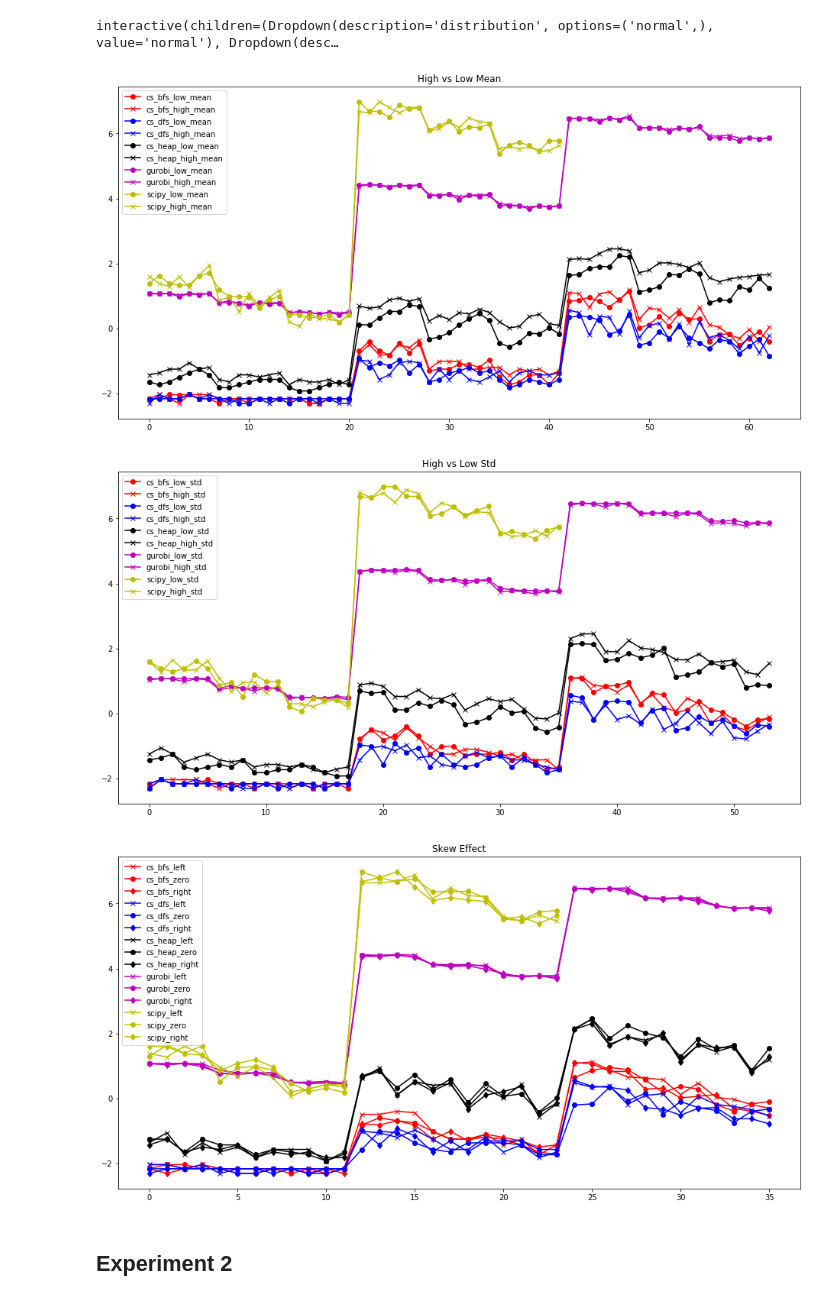
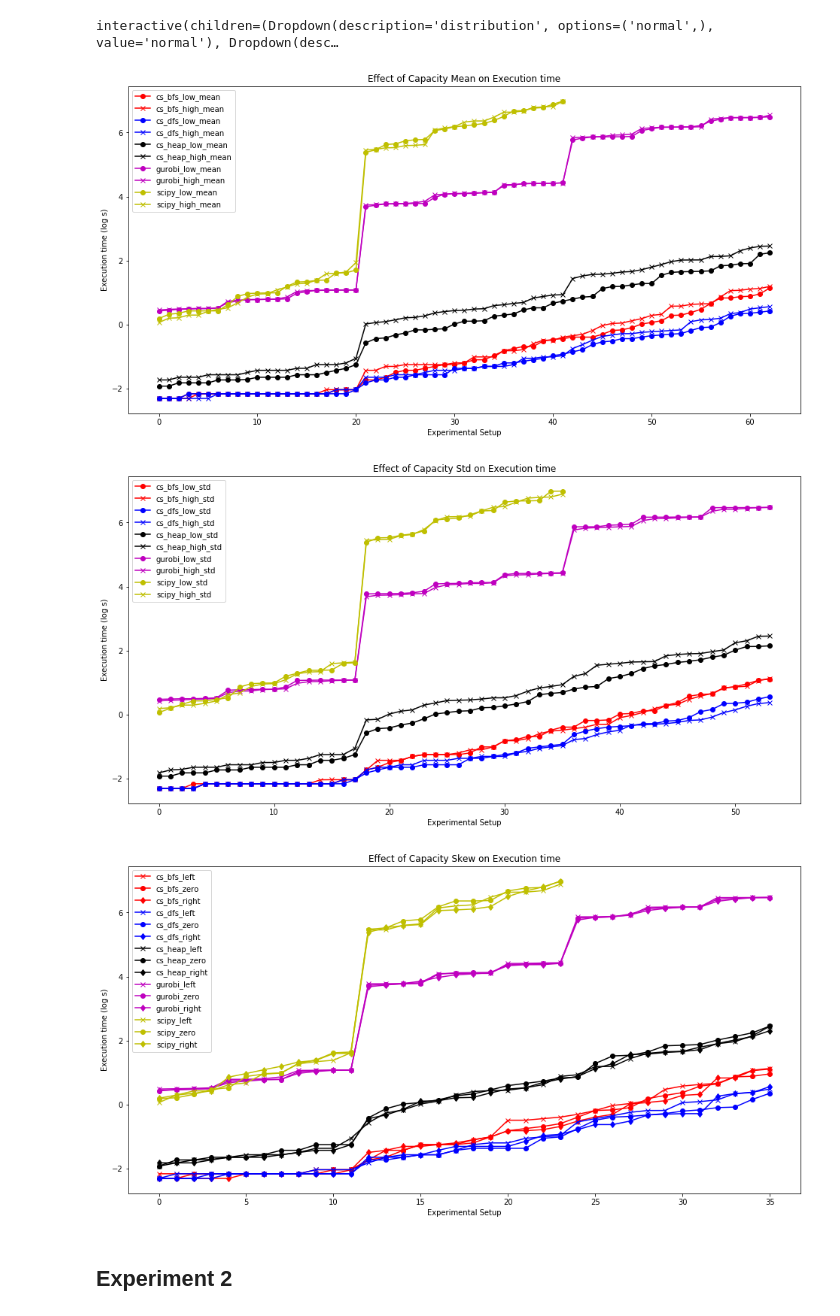
Before and after one commit to rizaozcelik/capacity-scaling, a Jupyter notebook: TermProject.ipynb, the cells around one changed output. Saved outputs shown, nothing was run; the diff lists cells and outputs as text; code cells hidden in the pictures.

Commit message:
created the figures

```diff
--- a/TermProject.ipynb
+++ b/TermProject.ipynb
@@ -14,6 +14,7 @@ from qgrid import show_grid
 from ipywidgets import interact
 experiment_results_path = './experiments/results/'
 eps = 0.1 # just to prevent zero log in plotting
+figures_path = './figures/'
 # %% [markdown]
 # Capacity Scaling vs Linear Programming
 # %% [markdown]
@@ -87,58 +106,71 @@ interact(plot_histogram,distribution=['normal'],mean=means,std=stds,skewness=ske
 # %% [output]
 interactive(children=(Dropdown(description='distribution', options=('normal',), value='normal'), Dropdown(desc…
 # %%
-high_mean_results = experiment_results1[experiment_results1['mean'] == 1000]
-low_mean_results = experiment_results1[experiment_results1['mean'] == 50]
+high_mean_results = experiment_results1[experiment_results1['mean'] == 1000].sort_values('execution_time')
+low_mean_results = experiment_results1[experiment_results1['mean'] == 50].sort_values('execution_time')
 
 markers = ['o','D','+', '^', 'x']
 colors = ['r','b','k','m','y']
 
-plt.figure(figsize=(16,8))
-x_values = range(len(high_mean_results.index) // 5)
-plt.title('High vs Low Mean')
+fig = plt.figure(figsize=(16,8))
+x_values = range(len(high_mean_results.index) // len(algo_names))
+plt.xlabel('Experimental Setup')
+plt.ylabel('Execution time (log s)')
+plt.title('Effect of Capacity Mean on Execution time')
+
 for name,color in zip(algo_names, colors):
     plt.plot(x_values, np.log(low_mean_results[low_mean_results['name'] == name]['execution_time']+eps), marker='o', color=color, label=name+'_low_mean')
     plt.plot(x_values, np.log(high_mean_results[high_mean_results['name'] == name]['execution_time']+eps), marker='x', color=color, label=name+'_high_mean')
 
 plt.legend();
+fig.savefig(figures_path + 'exp1_capacity_mean')
 # %% [output]
-[figure, old version]
+[figure, new version]
 # %%
-low_std_results = experiment_results1[(experiment_results1['std'] == '50') | (experiment_results1['std'] == '3')]
-high_std_results = experiment_results1[(experiment_results1['std'] == '500') | (experiment_results1['std'] == '30')]
+low_std_results = experiment_results1[(experiment_results1['std'] == '50') | (experiment_results1['std'] == '3')].sort_values('execution_time')
+high_std_results = experiment_results1[(experiment_results1['std'] == '500') | (experiment_results1['std'] == '30')].sort_values('execution_time')
 
 markers = ['o','D','+', '^', 'x']
 colors = ['r','b','k','m','y']
 
-plt.figure(figsize=(16,8))
+fig = plt.figure(figsize=(16,8))
 plt.title('High vs Low Std')
-x_values = range(len(low_std_results.index) // 5)
+x_values = range(len(low_std_results.index) // len(algo_names))
+plt.xlabel('Experimental Setup')
+plt.ylabel('Execution time (log s)')
+plt.title('Effect of Capacity Std on Execution time')
+
 for name,color in zip(algo_names, colors):
     plt.plot(x_values, np.log(low_std_results[low_std_results['name'] == name]['execution_time']+eps), marker='o', color=color, label=name+'_low_std')
     plt.plot(x_values, np.log(high_std_results[high_std_results['name'] == name]['execution_time']+eps), marker='x', color=color, label=name+'_high_std')
 
 plt.legend();
+fig.savefig(figures_path + 'exp1_capacity_std.png')
 # %% [output]
-[figure, old version]
+[figure, new version]
 # %%
-left_skew_results = experiment_results1[experiment_results1['skewness'] == '10']
-zero_skew_results = experiment_results1[experiment_results1['skewness'] == '0' ]
-right_skew_results = experiment_results1[experiment_results1['skewness'] == '-10']
+left_skew_results = experiment_results1[experiment_results1['skewness'] == '10'].sort_values('execution_time')
+zero_skew_results = experiment_results1[experiment_results1['skewness'] == '0' ].sort_values('execution_time')
+right_skew_results = experiment_results1[experiment_results1['skewness'] == '-10'].sort_values('execution_time')
 
 
 colors = ['r','b','k','m','y']
 
-plt.figure(figsize=(16,8))
-plt.title('Skew Effect')
-x_values = range(len(left_skew_results.index) // 5)
+fig = plt.figure(figsize=(16,8))
+x_values = range(len(left_skew_results.index) // len(algo_names))
+plt.xlabel('Experimental Setup')
+plt.ylabel('Execution time (log s)')
+plt.title('Effect of Capacity Skew on Execution time')
+
 for name,color in zip(algo_names, colors):
     plt.plot(x_values, np.log(left_skew_results[left_skew_results['name'] == name]['execution_time']+eps), marker='x', color=color, label=name+'_left')
     plt.plot(x_values, np.log(zero_skew_results[zero_skew_results['name'] == name]['execution_time']+eps), marker='o', color=color, label=name+'_zero')
     plt.plot(x_values, np.log(right_skew_results[right_skew_results['name'] == name]['execution_time']+eps), marker='d', color=color, label=name+'_right')
 
 plt.legend();
+fig.savefig(figures_path + 'exp1_capacity_skew.png')
 # %% [output]
-[figure, old version]
+[figure, new version]
 # %% [markdown]
 ## Experiment 2
 # %% [markdown]
```
Also changed, not shown: parts of 15 cells of this notebook, 14 other files.
